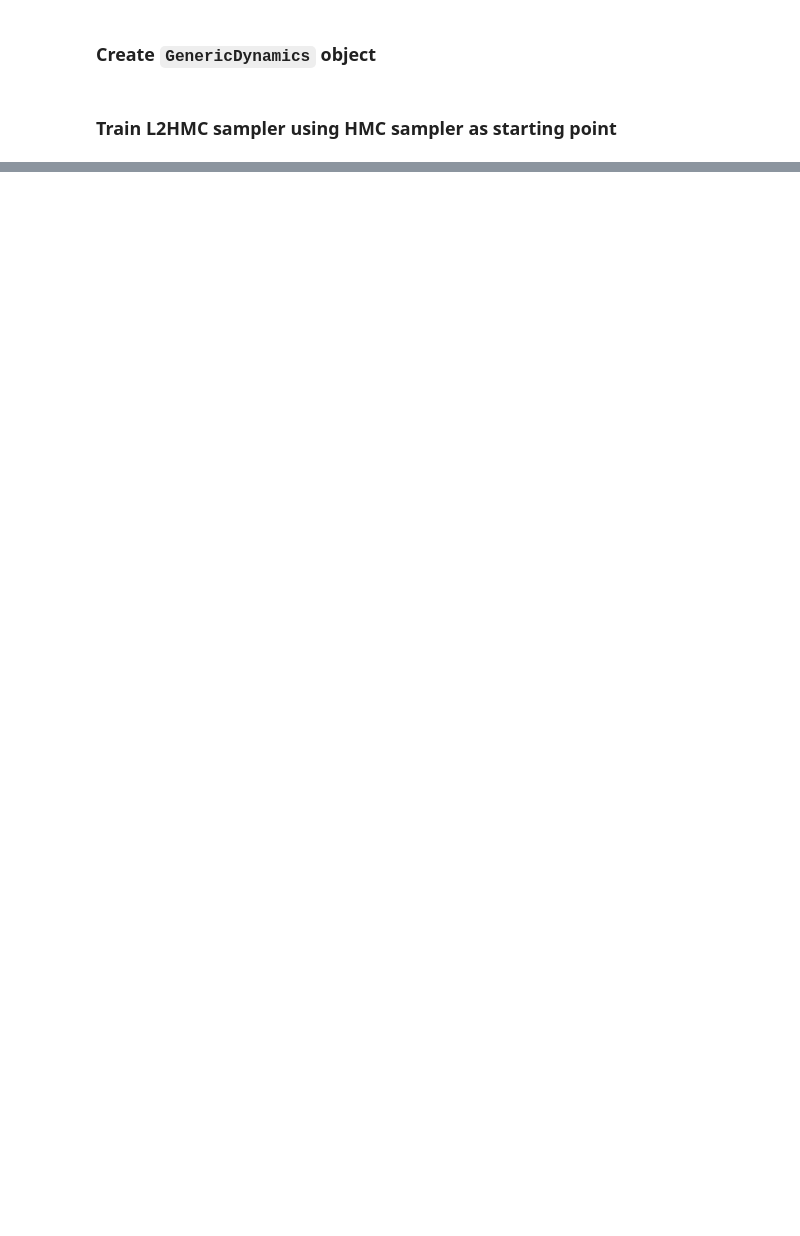
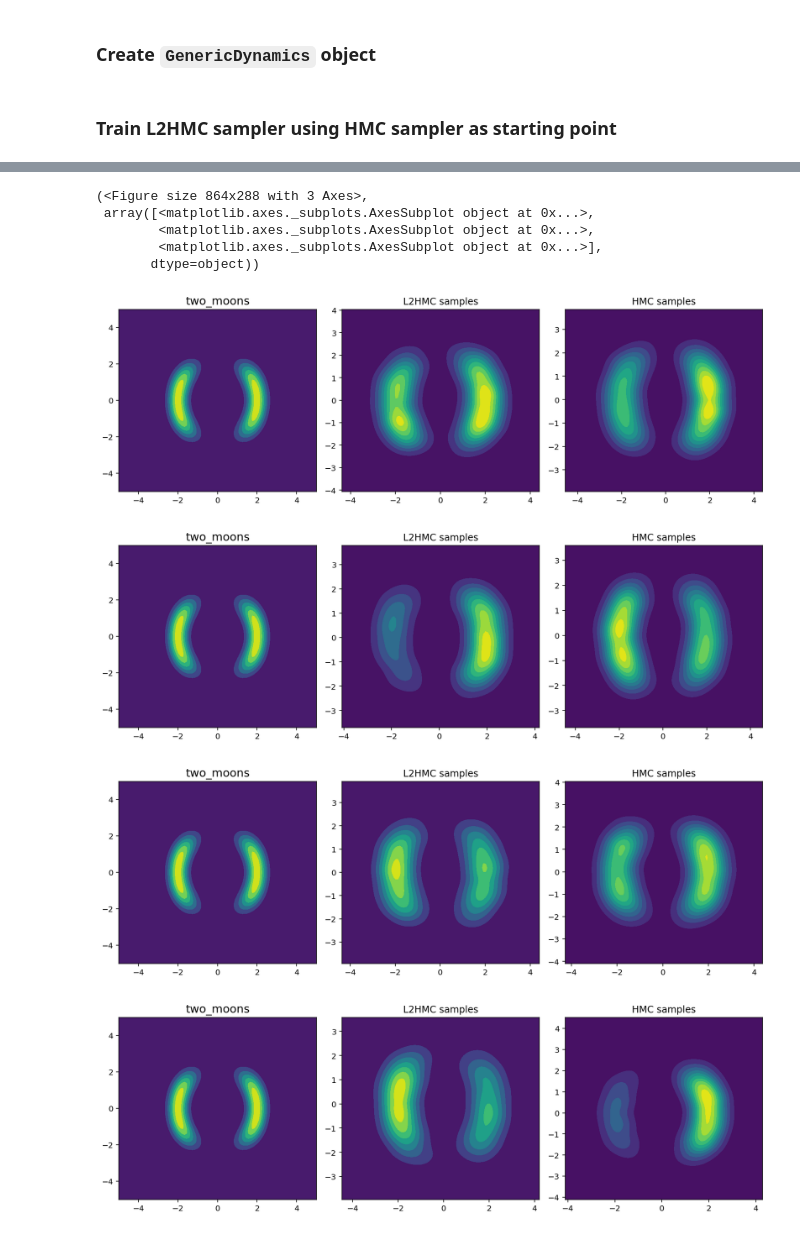
Before and after one commit to saforem2/l2hmc-qcd, a Jupyter notebook: l2hmc-qcd/notebooks/toy_distributions.ipynb, the cells around one changed output, grey strips where cells are left out. Saved outputs shown, nothing was run; the diff lists cells and outputs as text; code cells hidden in the pictures; blank space fills up the shorter version.

```diff
--- a/l2hmc-qcd/notebooks/toy_distributions.ipynb
+++ b/l2hmc-qcd/notebooks/toy_distributions.ipynb
@@ -203,6 +305,9 @@ dynamics = GenericDynamics(params=flags,
+# %%
+dynamics = get_dynamics(flags)
 # %% [markdown]
 ### Train L2HMC sampler using HMC sampler as starting point
 # %%
 dirs = setup_directories(flags)
+flags.train_steps = 20000
 x, train_data = train_dynamics(dynamics, flags, dirs=dirs, x=x)
 # %% [output]
@@ -246,7 +351,6 @@ import utils.file_io as io
 
 flags.log_dir = dirs.log_dir
 flags.beta = flags.beta_final
-flags.run_steps = 2000
 
 summary_dir = os.path.join(flags.log_dir, 'inference', 'summaries')
 io.check_else_make_dir(summary_dir)
@@ -320,0 +383,11 @@ Saving figure to: /Users/saforem2/l2hmc-qcd/two_moons_potential/2020-08-29/figur
+# %%
+summary_dir_hmc = os.path.join(hmc_flags.log_dir, 'inference', 'summaries')
+io.check_else_make_dir(summary_dir_hmc)
+writer_hmc = tf.summary.create_file_writer(summary_dir_hmc)
+writer_hmc.set_as_default()
+hmc_flags.run_steps = 5000
+if flags.hmc_steps > 0:
+    run_data_hmc, x_hmc, x_arr_hmc = run_dynamics(hmc_dynamics, hmc_flags, save_x=True)
+
+writer_hmc.flush()
+writer_hmc.close()
@@ -320,0 +414,13 @@ Saving figure to: /Users/saforem2/l2hmc-qcd/two_moons_potential/2020-08-29/figur
+# %%
+plot_density_estimation(POTENTIAL_FN, x_arr, x_arr_hmc,
+                        num_plots=10, title=MODEL_TYPE, cmap='viridis')
+# %% [output]
+(<Figure size 864x288 with 3 Axes>,
+ array([<matplotlib.axes._subplots.AxesSubplot object at 0x...>,
+        <matplotlib.axes._subplots.AxesSubplot object at 0x...>,
+        <matplotlib.axes._subplots.AxesSubplot object at 0x...>],
+       dtype=object))
+[figure, added]
+[figure, added]
+[figure, added]
+[figure, added]
```
Also changed, not shown: parts of 27 cells of this notebook, 7 other files.
